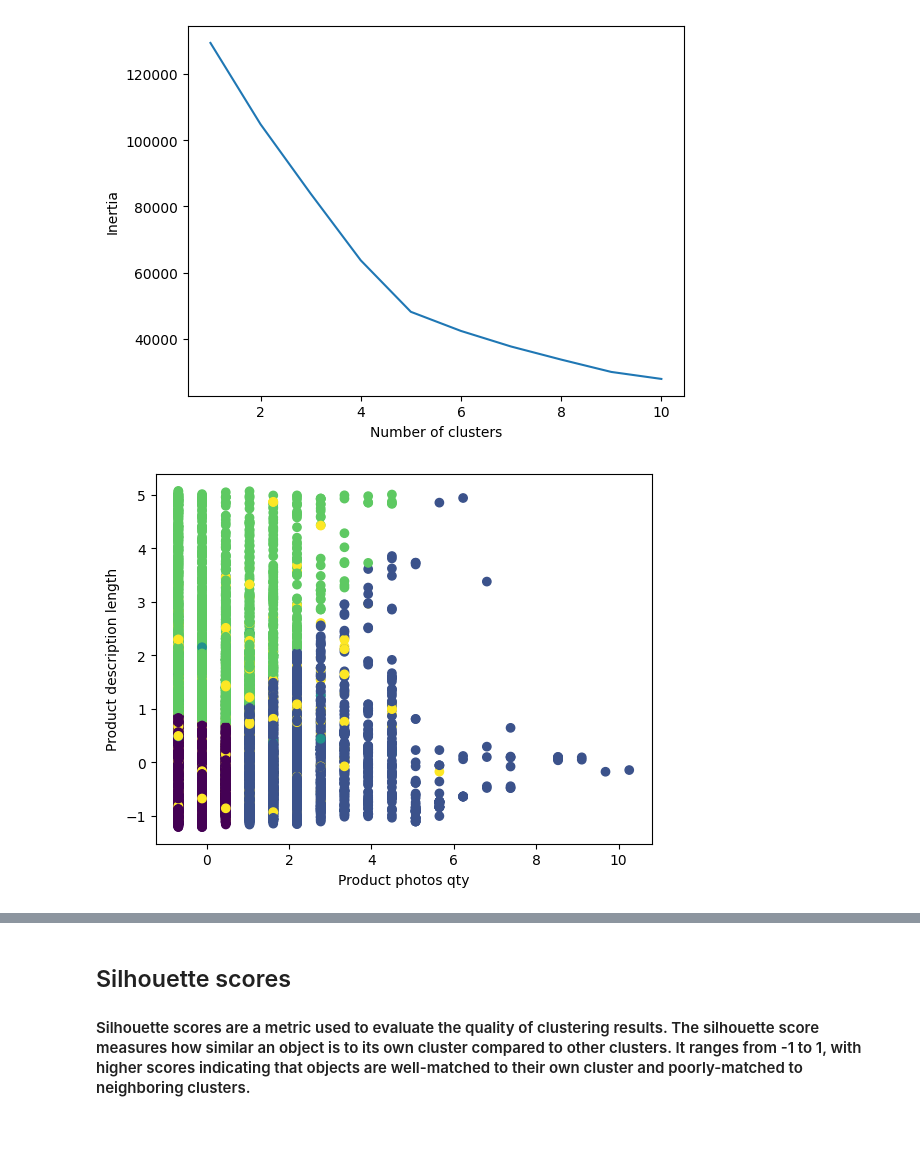
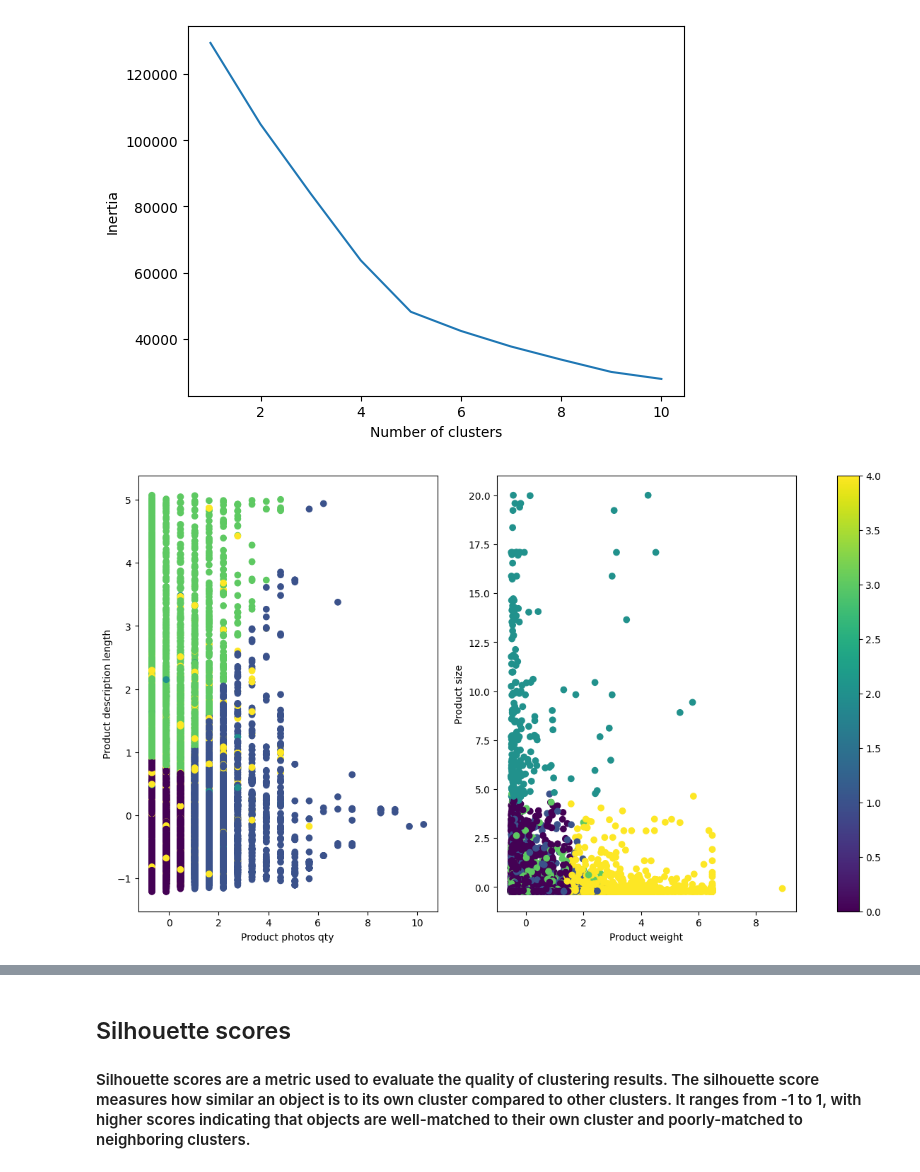
Before and after one commit to data-IA-2022/Olist_Cl-mentine_Manuel_Fengfeng, a Jupyter notebook: data analysis.ipynb, the cells around one changed output, grey strips where cells are left out. Drawn from its saved outputs; the diff is of its cells as text; code cells hidden in the pictures; blank space fills up the shorter version.

Commit message:
update cluster

```diff
--- a/data analysis.ipynb
+++ b/data analysis.ipynb
@@ -239,16 +239,26 @@ plt.show()
 # %% [output]
 [figure]
 # %%
-# Apply k-means clustering with the optimal number of clusters
+# Apply k-means clustering with the optimal number of clusters k =5
 
 kmeans = KMeans(n_clusters=5, n_init=10, random_state=42)
 kmeans.fit(X_scaled)
 
-# Visualize the clusters
-plt.scatter(X_scaled[:, 0], X_scaled[:, 1], c=kmeans.labels_)
-plt.xlabel('Product photos qty')
-plt.ylabel('Product description length')
+fig, ax = plt.subplots(1, 2, figsize=(15, 8))
+
+scatter0 = ax[0].scatter(X_scaled[:, 0], X_scaled[:, 1], c=kmeans.labels_)
+ax[0].set_xlabel('Product photos qty')
+ax[0].set_ylabel('Product description length')
+
+scatter1 = ax[1].scatter(X_scaled[:, 2], X_scaled[:, 3], c=kmeans.labels_)
+ax[1].set_xlabel('Product weight')
+ax[1].set_ylabel('Product size')
+
+# Add color bar
+fig.colorbar(scatter1, ax=ax, )
+# cbar = fig.colorbar(scatter1, ax=ax, ticks=range(5))
+
 plt.show()
 # %% [output]
-[figure, old version]
+[figure, new version]
 # %%
```
Also changed, not shown: parts of 7 cells of this notebook.
